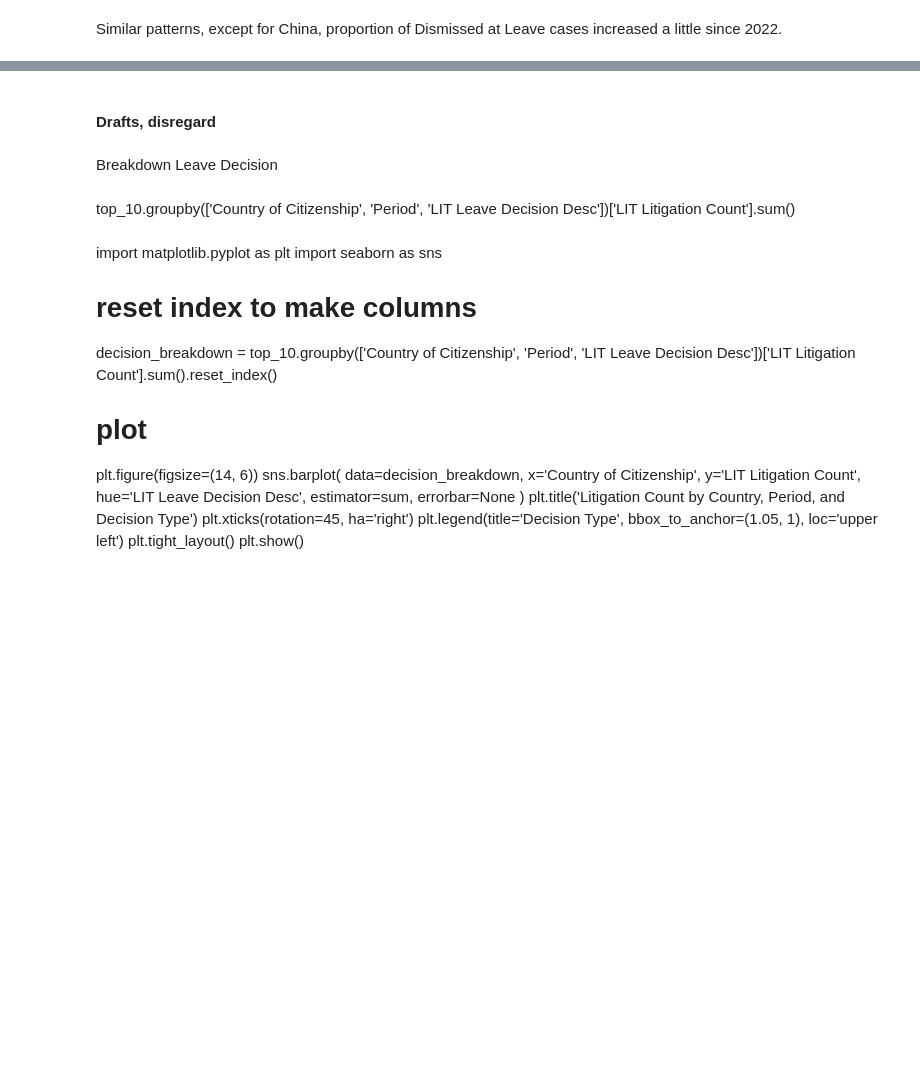
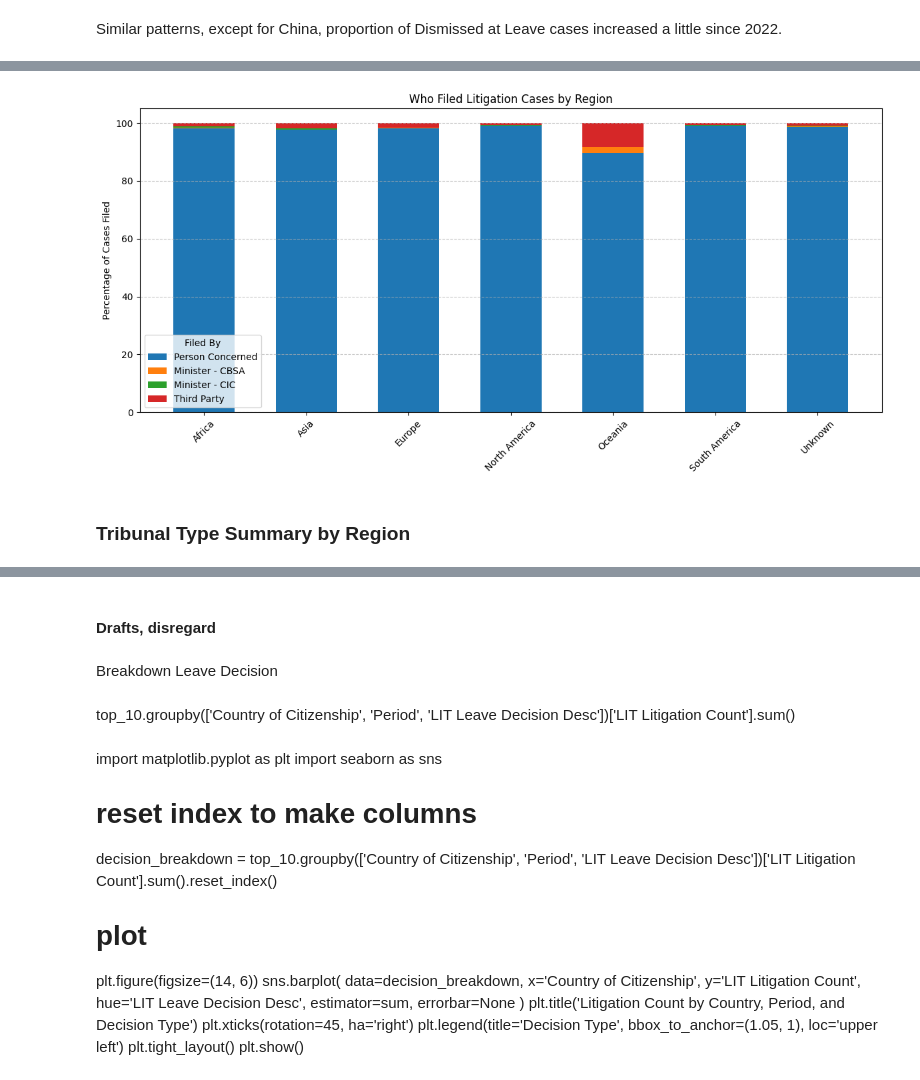
Before and after one commit to ismailbhinder/Public-Transparency-for-Immigration-Law-Canada, a Jupyter notebook: notebooks/EDA litigation case data.ipynb, the cells around one changed output, grey strips where cells are left out. Saved outputs shown, nothing was run; the diff lists cells and outputs as text; code cells hidden in the pictures; blank space fills up the shorter version.

```diff
--- a/notebooks/EDA litigation case data.ipynb
+++ b/notebooks/EDA litigation case data.ipynb
@@ -839,0 +1067,16 @@ Similar patterns, except for China, proportion of Dismissed at Leave cases incre
+# %%
+# Compare share of cases filed by “Minister” vs. “Person Concerned” across regions
+filed_by_summary = (
+    df[df['LIT Filed By Desc'].notna()]
+    .groupby(['Region', 'LIT Filed By Desc'])['LIT Litigation Count']
+    .sum()
+    .unstack(fill_value=0)
+)
+
+# Calculate total and percentages
+filed_by_summary['Total'] = filed_by_summary.sum(axis=1)
+for col in filed_by_summary.columns[:-1]:
+    filed_by_summary[f'% {col}'] = (filed_by_summary[col] / filed_by_summary['Total'] * 100).round(1)
+
+# Display in your notebook
+display(filed_by_summary)
@@ -839,0 +1093,35 @@ Similar patterns, except for China, proportion of Dismissed at Leave cases incre
+# %%
+import matplotlib.pyplot as plt
+import numpy as np
+
+# Prepare data for visualization
+regions = filed_by_summary.index.tolist()
+x = np.arange(len(regions))
+bar_width = 0.6
+
+# Extract percentage columns
+pct_person = filed_by_summary['% Person Concerned']
+pct_min_cbsa = filed_by_summary['% Minister - CBSA']
+pct_min_cic = filed_by_summary['% Minister - CIC']
+pct_third = filed_by_summary['% Third Party']
+
+# Plot stacked bar chart
+plt.figure(figsize=(12, 6))
+plt.bar(x, pct_person, label='Person Concerned', width=bar_width)
+plt.bar(x, pct_min_cbsa, bottom=pct_person, label='Minister - CBSA', width=bar_width)
+plt.bar(x, pct_min_cic, bottom=pct_person + pct_min_cbsa, label='Minister - CIC', width=bar_width)
+plt.bar(x, pct_third, bottom=pct_person + pct_min_cbsa + pct_min_cic, label='Third Party', width=bar_width)
+
+# Customize plot
+plt.xticks(x, regions, rotation=45)
+plt.ylabel('Percentage of Cases Filed')
+plt.title('Who Filed Litigation Cases by Region')
+plt.legend(title='Filed By')
+plt.grid(axis='y', linestyle='--', alpha=0.7)
+plt.tight_layout()
+
+plt.show()
+# %% [output]
+[figure, added]
+# %% [markdown]
+### Tribunal Type Summary by Region
```
Also changed, not shown: parts of 23 cells of this notebook.
